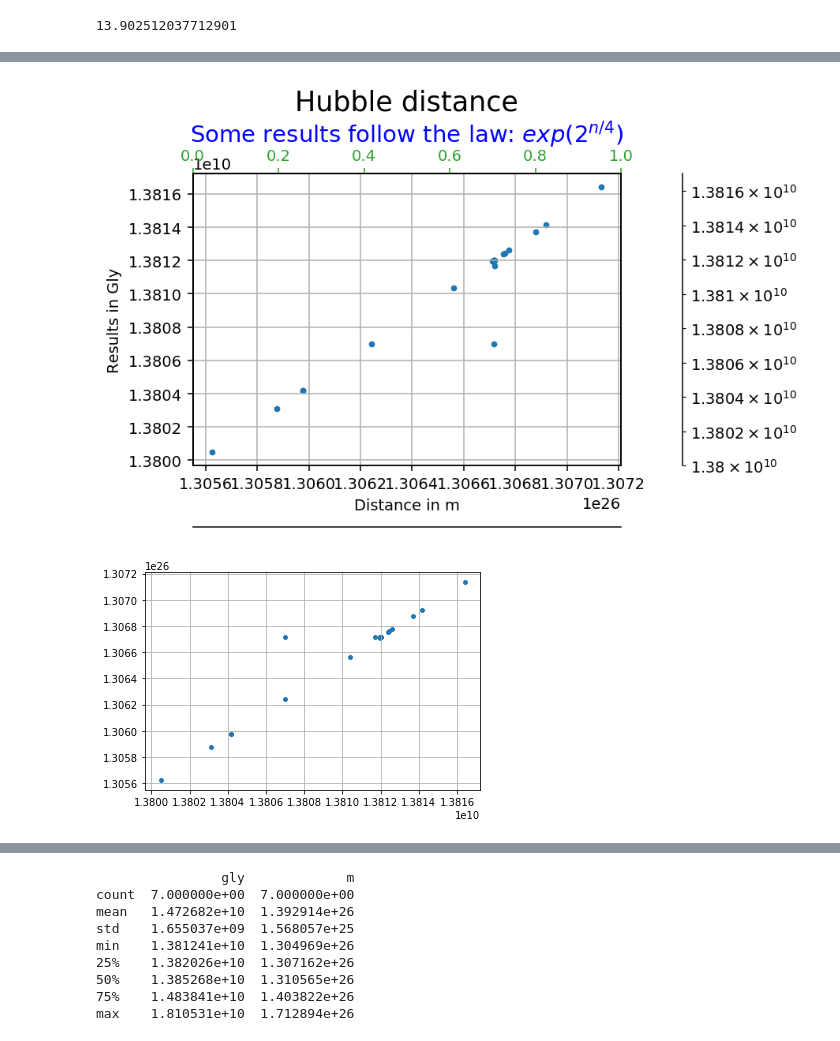
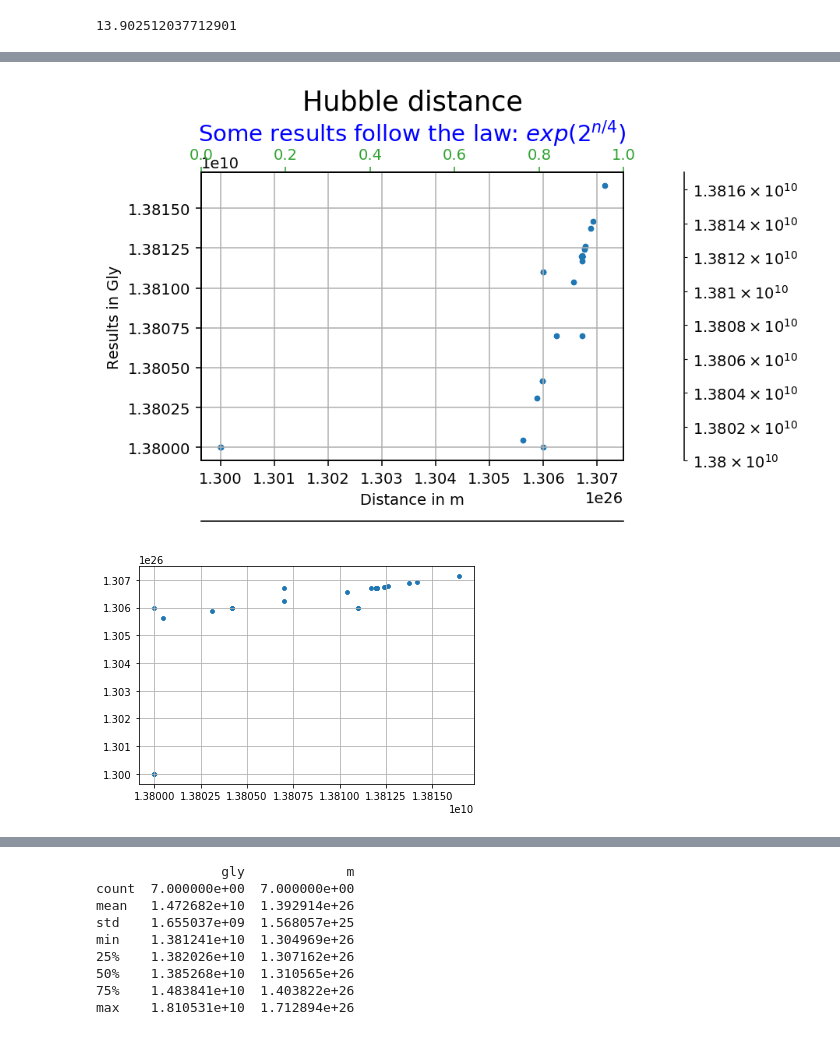
Before and after one commit to LaGuer/hubble-radius, a Jupyter notebook: hubble-radius.ipynb, the cells around one changed output, grey strips where cells are left out. Cells and saved outputs as stored; diff of their text form; code cells hidden in the pictures.

```diff
--- a/hubble-radius.ipynb
+++ b/hubble-radius.ipynb
@@ -408,7 +406,7 @@ h = 3.5
 d = 140
 plt.figure( figsize=(w, h), dpi=d)
 
-plt.scatter(df.iloc[:,[3,3]], df.iloc[:,[2,2]], s=8 )
+plt.scatter(df2.iloc[:,[3,3]], df2.iloc[:,[2,2]], s=8 )
 #plt.text(1.38*10**10, 1.56*10**26, r' Gluons', fontsize=6, color="black")
 plt.grid()
 #plt.plot(df.iloc[:,[3,3]], df.iloc[:,[2,2]], '.')
@@ -444,27 +442,27 @@ ax3.set_ylim(13.8*10**9, 13.817*10**9)
 a#x3.set_xscale('linear', basex=10)
 ax3.spines['bottom'].set_position(('outward', 40))
 # %% [output]
-[figure, old version]
+[figure, new version]
 # %%
 from mpl_toolkits.axes_grid1 import host_subplot
 import mpl_toolkits.axisartist as AA
 import matplotlib.pyplot as plt
 fig, ax = plt.subplots()
 #ax.set_xscale('linear', basex=2)
 #ax.set_yscale('linear', basey=2)
-ax.scatter(df.iloc[:,[2,2]], df.iloc[:,[3,3]], s=12 )
+ax.scatter(df2.iloc[:,[2,2]], df2.iloc[:,[3,3]], s=12 )
 ax.grid()
 #host = host_subplot(111, axes_class=AA.Axes)
 #par2 = host.twiny()
 #p3, = par2.plot([0, 10, 14], [0, 1.6, 83096], label="Velocity")
 #ax.set_xlim(13.795*10**9, 13.905*10**9)
 #par2.set_xlim(-0.5, 8)
 #par2.set_ylim(0, 10e99)
 
 #host.legend()
 #plt.colorbar(label='log$_{10}$(population)')
 #host.axis["bottom"].label.set_color(p1.get_color())
 #par2.axis["bottom"].label.set_color(p3.get_color())
 plt.show()
 # %% [output]
-[figure, old version]
+[figure, new version]
```
Also changed, not shown: parts of 21 cells of this notebook.
